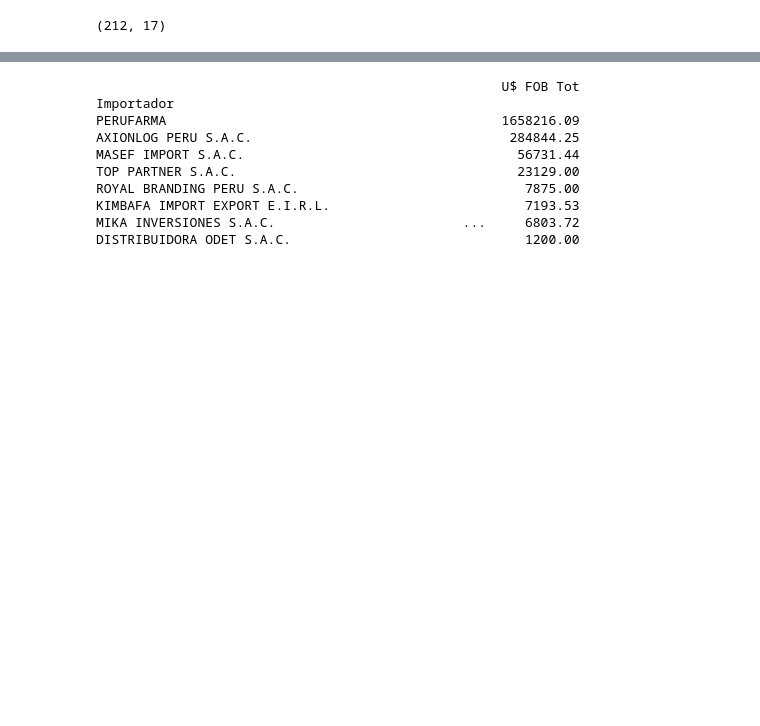
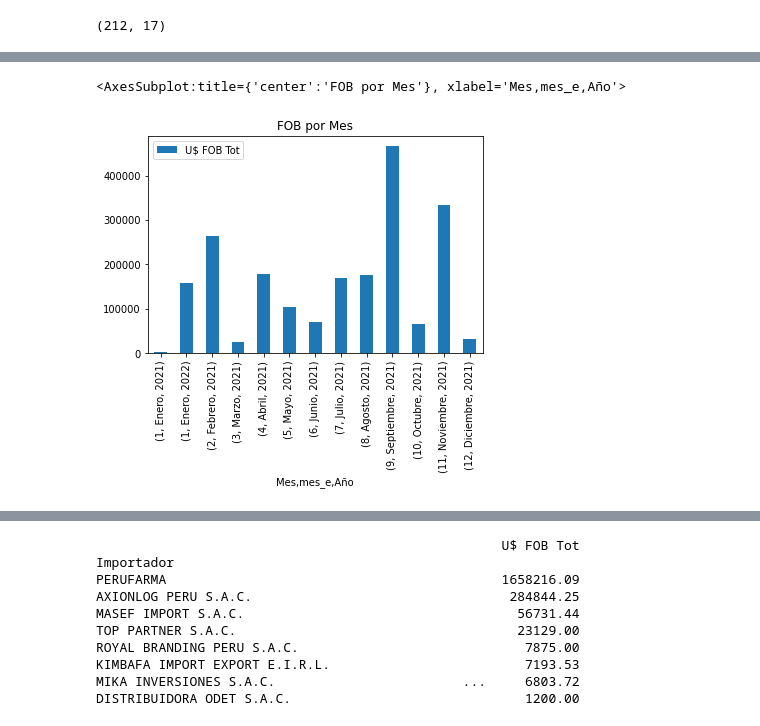
Before and after one commit to BeaL15/Python_DT, a Jupyter notebook: EDA.ipynb, the cells around one changed output, grey strips where cells are left out. Cells and saved outputs as stored; diff of their text form; code cells hidden in the pictures; blank space fills up the shorter version.

```diff
--- a/EDA.ipynb
+++ b/EDA.ipynb
@@ -105,0 +125,3 @@ df_final.shape
+# %%
+df_mes = df_final.groupby(['Mes','mes_e','Año']).agg({'U$ FOB Tot':'sum'})
+df_mes
@@ -105,0 +144,5 @@ df_final.shape
+# %%
+df_mes.plot(kind='bar', title = 'FOB por Mes')
+# %% [output]
+<AxesSubplot:title={'center':'FOB por Mes'}, xlabel='Mes,mes_e,Año'>
+[figure, added]
```
Also changed, not shown: parts of 24 cells of this notebook.
